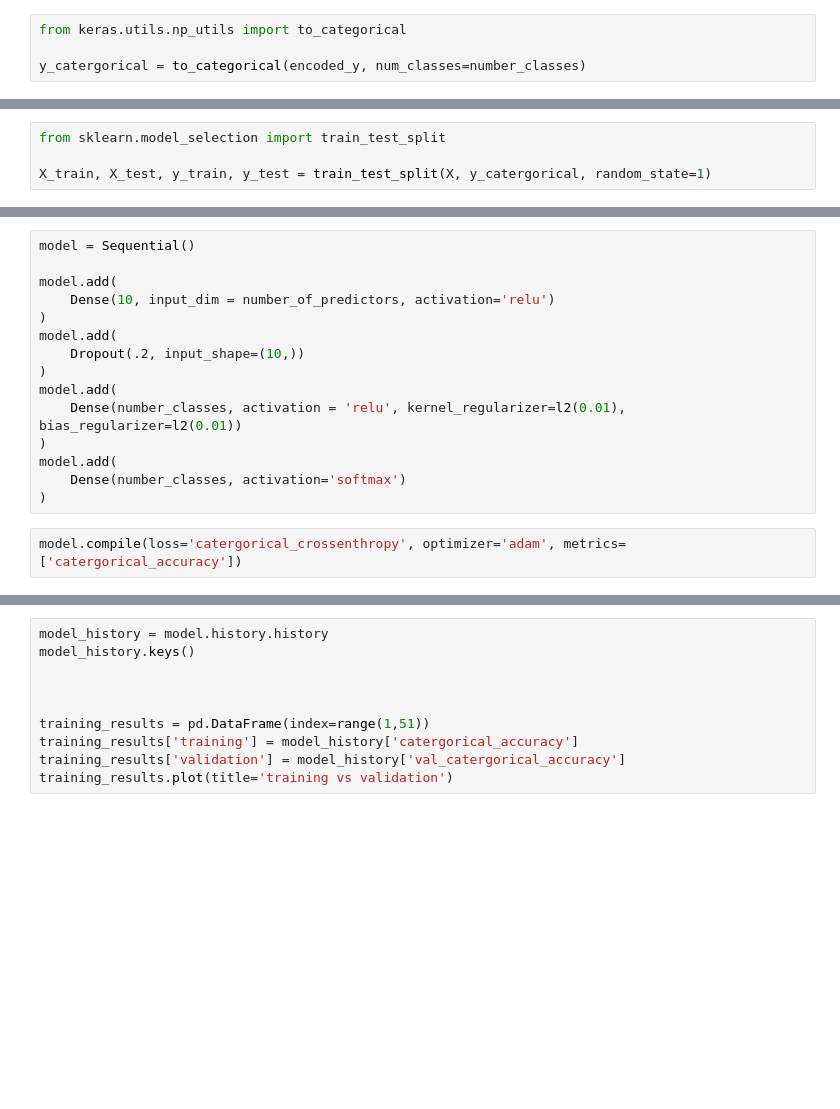
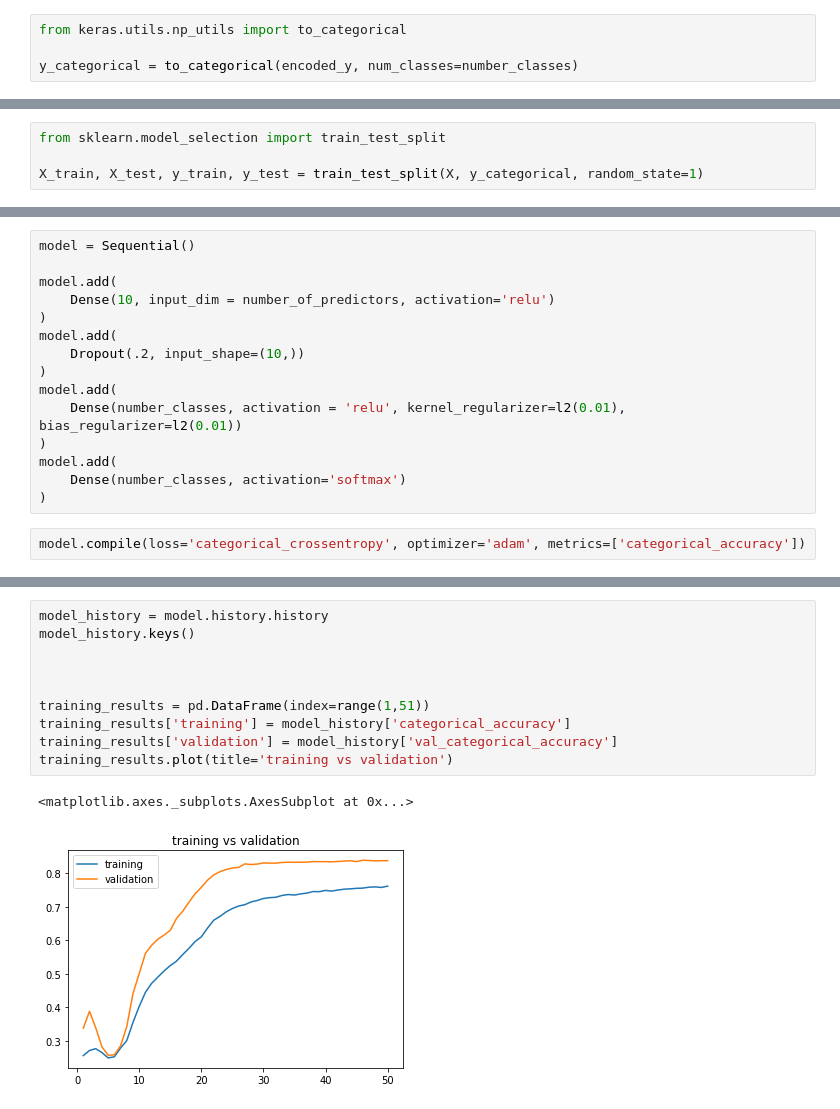
Before and after one commit to scoopcash/jan12---13.3-Advanced-Topics-in-Neural-Networks, a Jupyter notebook: Colab_ins_overfitting.ipynb, the cells around one changed output, grey strips where cells are left out. Saved outputs shown, nothing was run; the diff lists cells and outputs as text; blank space fills up the shorter version.

```diff
--- a/Colab_ins_overfitting.ipynb
+++ b/Colab_ins_overfitting.ipynb
@@ -61,7 +61,7 @@ array([4, 2, 1, ..., 2, 1, 0])
 # %%
 from keras.utils.np_utils import to_categorical
 
-y_catergorical = to_categorical(encoded_y, num_classes=number_classes)
+y_categorical = to_categorical(encoded_y, num_classes=number_classes)
 # %%
 X=df[['forecasted_eps','before_total_returns','noOfEsts']]
 # %% [markdown]
@@ -69,7 +69,7 @@ X=df[['forecasted_eps','before_total_returns','noOfEsts']]
 # %%
 from sklearn.model_selection import train_test_split
 
-X_train, X_test, y_train, y_test = train_test_split(X, y_catergorical, random_state=1)
+X_train, X_test, y_train, y_test = train_test_split(X, y_categorical, random_state=1)
 # %%
 y_train
 # %% [output]
@@ -104,7 +104,7 @@ model.add(
     Dense(number_classes, activation='softmax')
 )
 # %%
-model.compile(loss='catergorical_crossenthropy', optimizer='adam', metrics=['catergorical_accuracy'])
+model.compile(loss='categorical_crossentropy', optimizer='adam', metrics=['categorical_accuracy'])
 # %%
 model.summary()
 # %% [output]
@@ -133,10 +149,13 @@ ValueError: ignored
 # %%
 model_history = model.history.history
 model_history.keys()
 
 
 
 training_results = pd.DataFrame(index=range(1,51))
-training_results['training'] = model_history['catergorical_accuracy']
-training_results['validation'] = model_history['val_catergorical_accuracy']
+training_results['training'] = model_history['categorical_accuracy']
+training_results['validation'] = model_history['val_categorical_accuracy']
 training_results.plot(title='training vs validation')
+# %% [output]
+<matplotlib.axes._subplots.AxesSubplot at 0x...>
+[figure, added]
```
Also changed, not shown: parts of 3 cells of this notebook.
